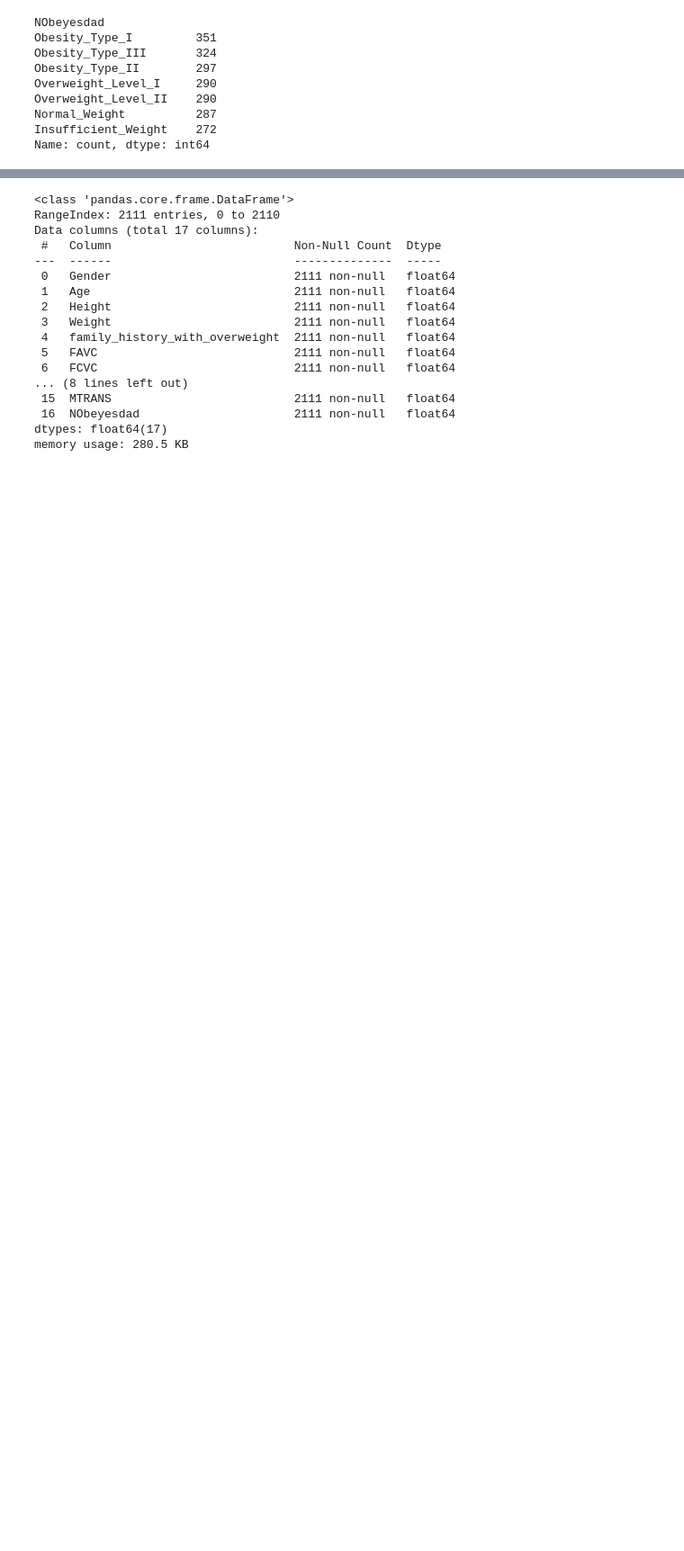
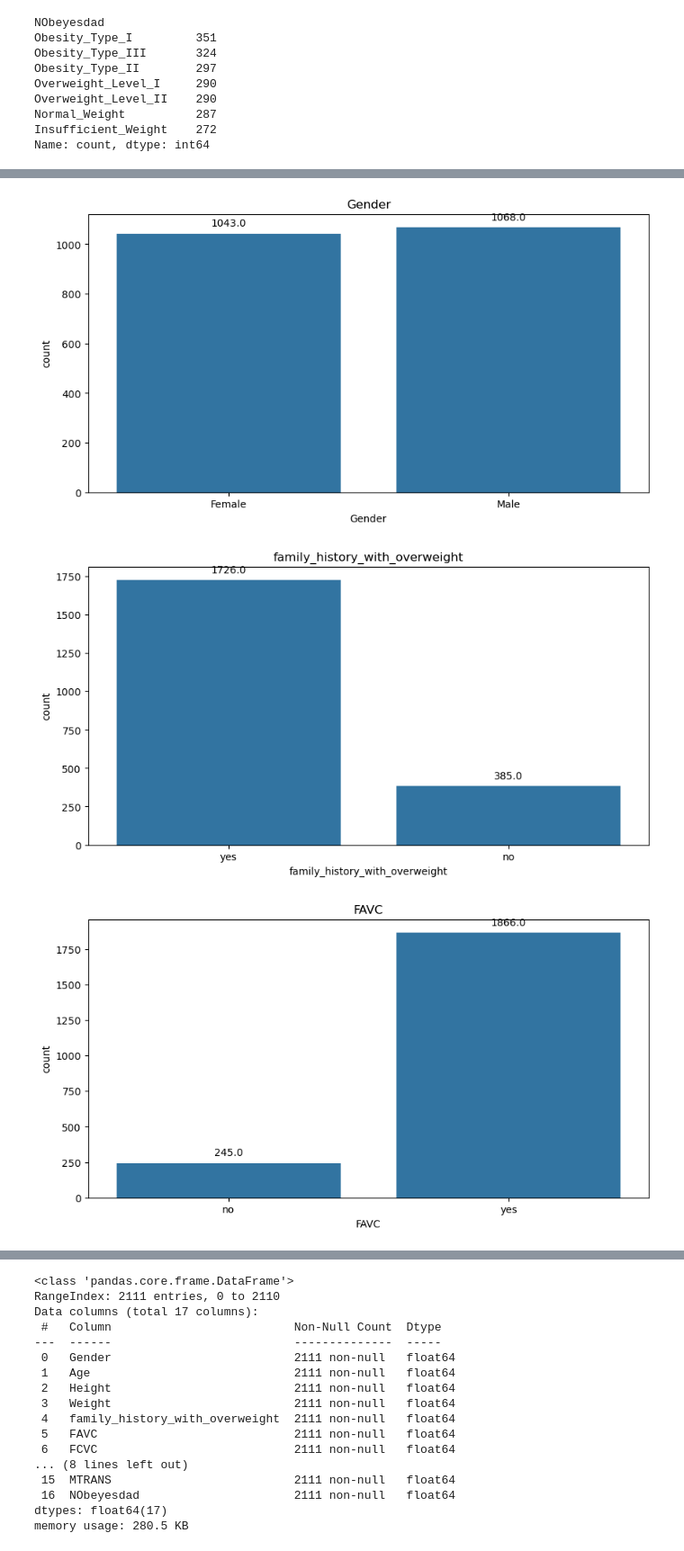
Before and after one commit to Al1Bi2/neural-networks-guap, a Jupyter notebook: lab2/2lab.ipynb, the cells around one changed output, grey strips where cells are left out. Shown at 90% size. Cells and saved outputs as stored; diff of their text form; code cells hidden in the pictures; blank space fills up the shorter version.

```diff
--- a/lab2/2lab.ipynb
+++ b/lab2/2lab.ipynb
@@ -50,0 +57,21 @@ Name: count, dtype: int64
+# %%
+import seaborn as sns
+import matplotlib.pyplot as plt
+
+categorical_features = ['Gender', 'family_history_with_overweight', 'FAVC', 'CAEC', 'SMOKE', 'SCC', 'CALC', 'MTRANS', 'NObeyesdad']
+
+for feature in categorical_features:
+    plt.figure(figsize=(10, 5))  # Устанавливаем размер графика
+    ax = sns.countplot(data=dataset, x=feature)  # Столбчатая диаграмма
+
+    # Добавляем аннотации (количество записей) над каждым столбцом
+    for p in ax.patches:
+        ax.annotate(f'{p.get_height()}', (p.get_x() + p.get_width() / 2., p.get_height()),
+                    ha='center', va='center', xytext=(0, 10), textcoords='offset points')
+
+    plt.title(f'{feature}')
+    plt.show()
+# %% [output]
+[figure, added]
+[figure, added]
+[figure, added]
```
Also changed, not shown: parts of 3 cells of this notebook.
